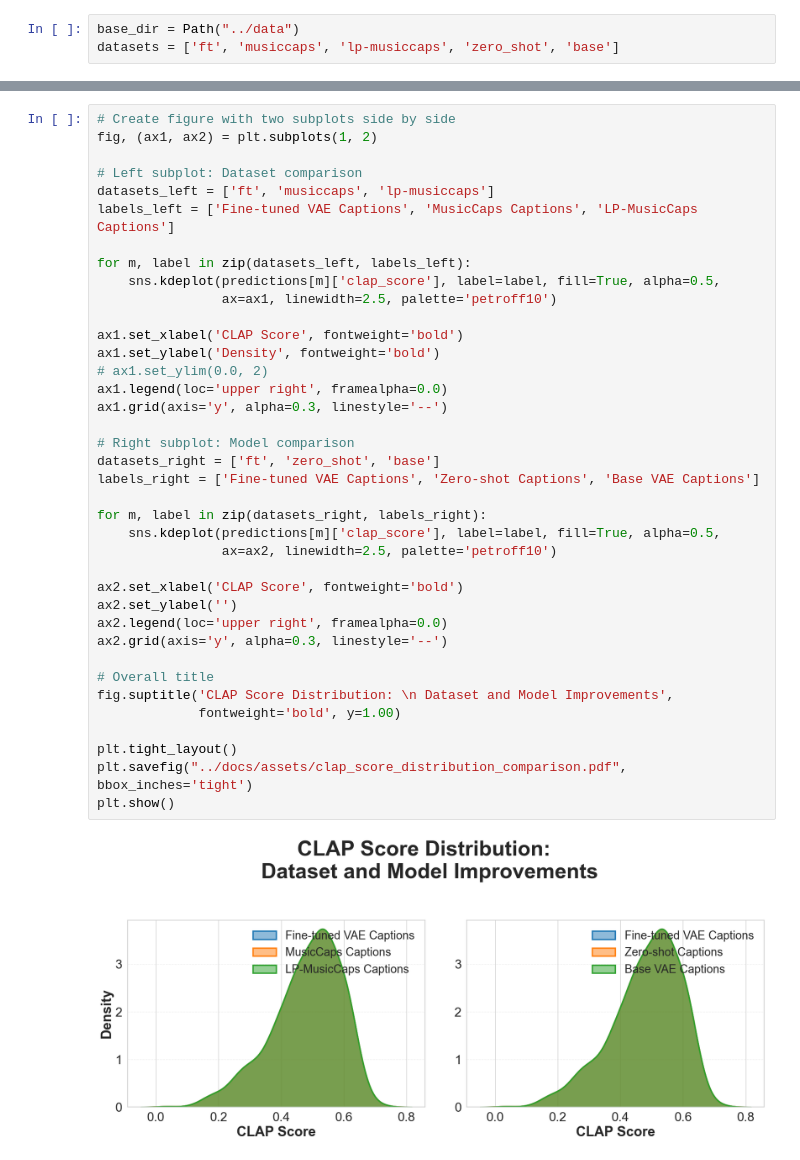
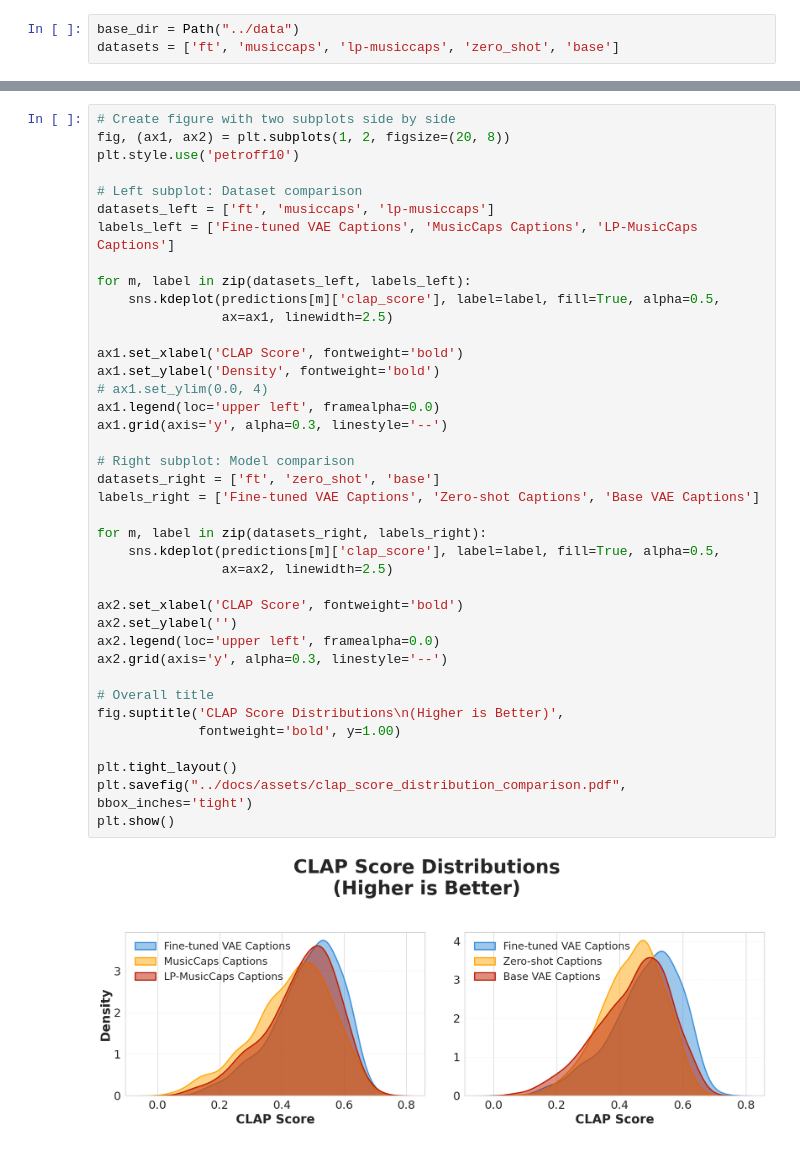
Before and after one commit to BrunoSienkiewicz/ConceptCaps, a Jupyter notebook: notebooks/5. Audio generation analysis.ipynb, the cells around one changed output, grey strips where cells are left out. Saved outputs shown, nothing was run; the diff lists cells and outputs as text.

Commit message:
Plot updates

```diff
--- a/notebooks/5. Audio generation analysis.ipynb
+++ b/notebooks/5. Audio generation analysis.ipynb
@@ -55,41 +49,42 @@ base
 # %%
 # Create figure with two subplots side by side
-fig, (ax1, ax2) = plt.subplots(1, 2)
+fig, (ax1, ax2) = plt.subplots(1, 2, figsize=(20, 8))
+plt.style.use('petroff10')
 
 # Left subplot: Dataset comparison
 datasets_left = ['ft', 'musiccaps', 'lp-musiccaps']
 labels_left = ['Fine-tuned VAE Captions', 'MusicCaps Captions', 'LP-MusicCaps Captions']
 
 for m, label in zip(datasets_left, labels_left):
     sns.kdeplot(predictions[m]['clap_score'], label=label, fill=True, alpha=0.5,
-                ax=ax1, linewidth=2.5, palette='petroff10')
+                ax=ax1, linewidth=2.5)
 
 ax1.set_xlabel('CLAP Score', fontweight='bold')
 ax1.set_ylabel('Density', fontweight='bold')
-# ax1.set_ylim(0.0, 2)
-ax1.legend(loc='upper right', framealpha=0.0)
+# ax1.set_ylim(0.0, 4)
+ax1.legend(loc='upper left', framealpha=0.0)
 ax1.grid(axis='y', alpha=0.3, linestyle='--')
 
 # Right subplot: Model comparison
 datasets_right = ['ft', 'zero_shot', 'base']
 labels_right = ['Fine-tuned VAE Captions', 'Zero-shot Captions', 'Base VAE Captions']
 
 for m, label in zip(datasets_right, labels_right):
     sns.kdeplot(predictions[m]['clap_score'], label=label, fill=True, alpha=0.5,
-                ax=ax2, linewidth=2.5, palette='petroff10')
+                ax=ax2, linewidth=2.5)
 
 ax2.set_xlabel('CLAP Score', fontweight='bold')
 ax2.set_ylabel('')
-ax2.legend(loc='upper right', framealpha=0.0)
+ax2.legend(loc='upper left', framealpha=0.0)
 ax2.grid(axis='y', alpha=0.3, linestyle='--')
 
 # Overall title
-fig.suptitle('CLAP Score Distribution: \n Dataset and Model Improvements',
+fig.suptitle('CLAP Score Distributions\n(Higher is Better)',
              fontweight='bold', y=1.00)
 
 plt.tight_layout()
 plt.savefig("../docs/assets/clap_score_distribution_comparison.pdf", bbox_inches='tight')
 plt.show()
 # %% [output]
-[figure, old version]
+[figure, new version]
 # %%
```
Also changed, not shown: parts of 2 cells of this notebook, 15 other files.
